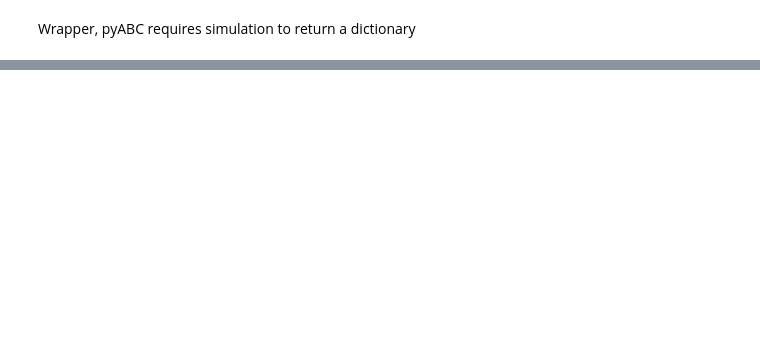
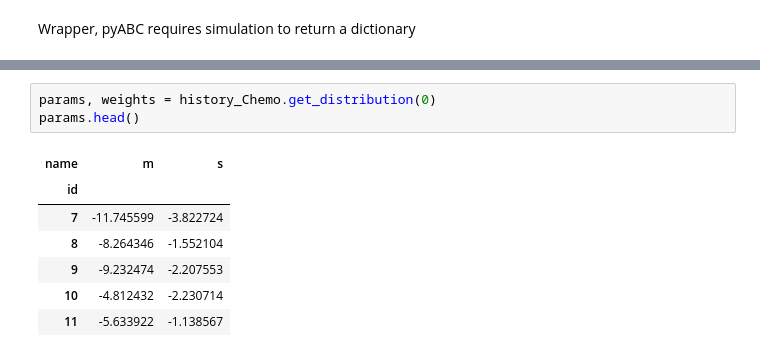
Before and after one commit to graceave/cnv_sims_inference, a Jupyter notebook: cnv_pyABC.ipynb, the cells around one changed output, grey strips where cells are left out. Cells and saved outputs as stored; diff of their text form; blank space fills up the shorter version.

```diff
--- a/cnv_pyABC.ipynb
+++ b/cnv_pyABC.ipynb
@@ -218,0 +251,11 @@ AttributeError: 'Distribution' object has no attribute 's'
+# %%
+params, weights = history_Chemo.get_distribution(0)
+params.head()
+# %% [output]
+| name | m | s |
+| id |  |  |
+| 7 | -11.745599 | -3.822724 |
+| 8 | -8.264346 | -1.552104 |
+| 9 | -9.232474 | -2.207553 |
+| 10 | -4.812432 | -2.230714 |
+| 11 | -5.633922 | -1.138567 |
```
Also changed, not shown: parts of 31 cells of this notebook, 2 other files.
